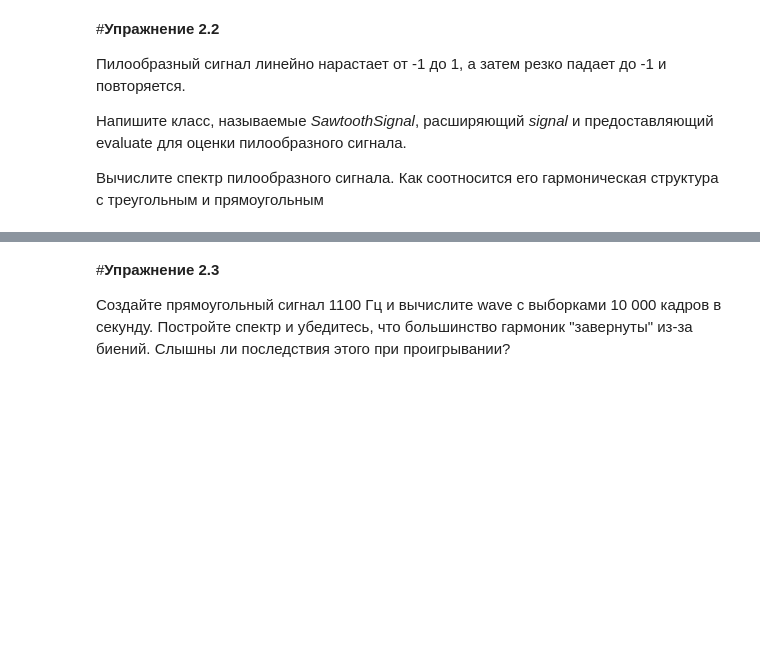
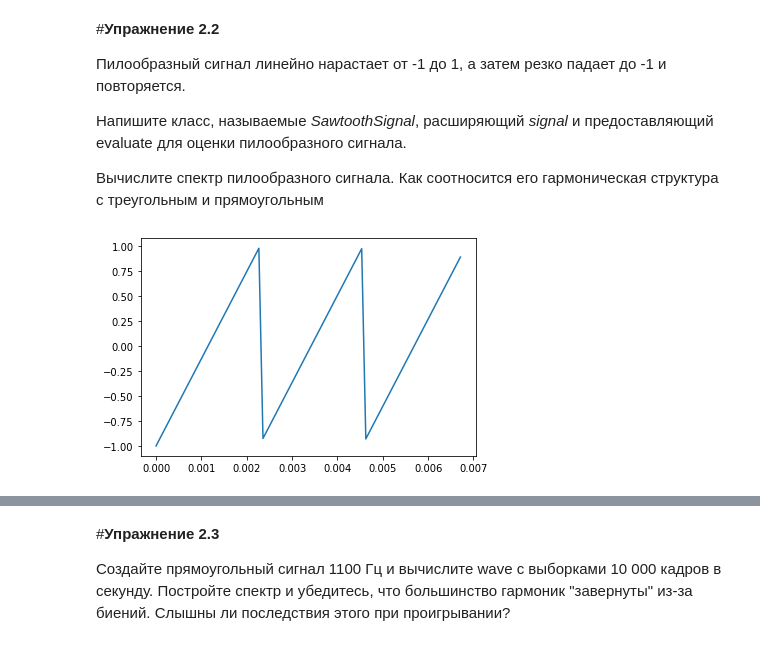
Before and after one commit to DenZhid/TelecommunicationSystemsLabs, a Jupyter notebook: Lab2.ipynb, the cells around one changed output, grey strips where cells are left out. Cells and saved outputs as stored; diff of their text form; code cells hidden in the pictures; blank space fills up the shorter version.

```diff
--- a/Lab2.ipynb
+++ b/Lab2.ipynb
@@ -15,3 +36,20 @@
 Напишите класс, называемые *SawtoothSignal*, расширяющий *signal* и предоставляющий evaluate для оценки пилообразного сигнала.
 
 Вычислите спектр пилообразного сигнала. Как соотносится его гармоническая структура с треугольным и прямоугольным
+# %%
+from thinkdsp import Sinusoid
+from thinkdsp import unbias, normalize
+import numpy as np
+
+class SawtoothSignal(Sinusoid):
+
+  def evaluate(self, ts):
+    cycles = self.freq * ts + self.offset / np.pi / 2
+    frac, _ = np.modf(cycles)
+    ys = normalize(unbias(frac), self.amp)
+    return ys
+
+sawtooth_signal = SawtoothSignal()
+sawtooth_signal.plot()
+# %% [output]
+[figure, added]
```
Also changed, not shown: parts of 6 cells of this notebook.
